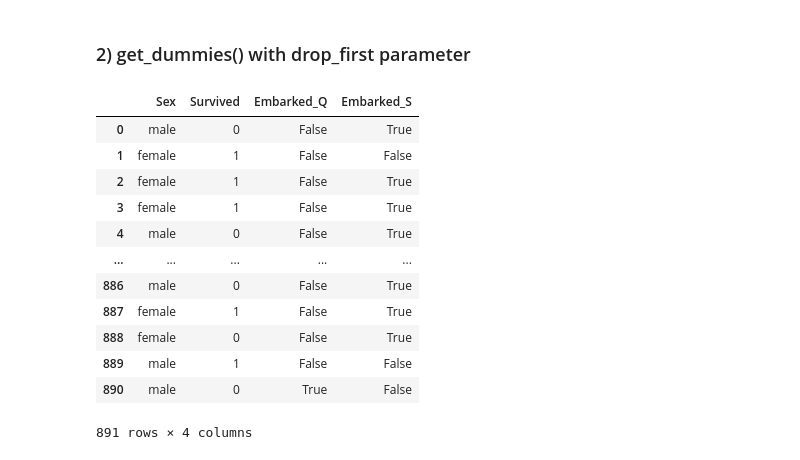
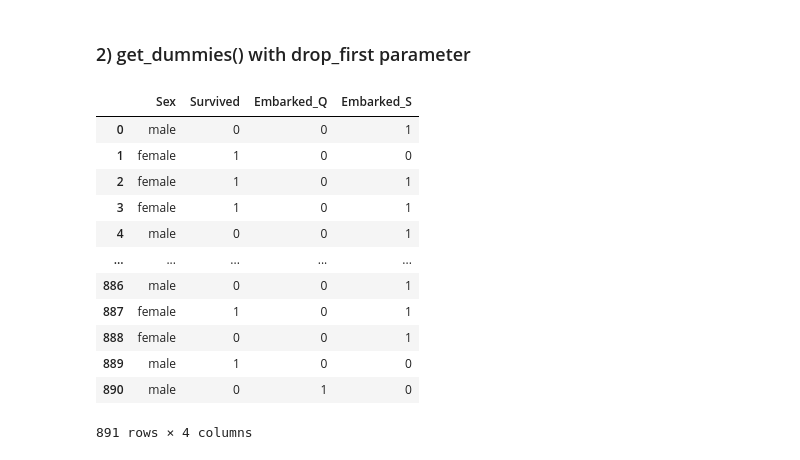
Before and after one commit to RavenWave/Machine_Learning_Algorithms, a Jupyter notebook: D_Help/D_1_Variable_Encodings/D_1_3_Dummy_Encoding-Nominal_Encoding.ipynb, the cells around one changed output. Saved outputs shown, nothing was run; the diff lists cells and outputs as text; code cells hidden in the pictures.

```diff
--- a/D_Help/D_1_Variable_Encodings/D_1_3_Dummy_Encoding-Nominal_Encoding.ipynb
+++ b/D_Help/D_1_Variable_Encodings/D_1_3_Dummy_Encoding-Nominal_Encoding.ipynb
@@ -67,19 +69,22 @@ pd.get_dummies(df, columns=['Embarked'], prefix='', prefix_sep='')
 891 rows × 5 columns
 # %% [markdown]
 ### 2) get_dummies() with drop_first parameter
+# %%
+df = pd.get_dummies(df, columns=['Embarked'], drop_first=True, dtype='int')
+df
+# %% [output]
+|  | Sex | Survived | Embarked_Q | Embarked_S |
+| 0 | male | 0 | 0 | 1 |
+| 1 | female | 1 | 0 | 0 |
+| 2 | female | 1 | 0 | 1 |
+| 3 | female | 1 | 0 | 1 |
+| 4 | male | 0 | 0 | 1 |
+| ... | ... | ... | ... | ... |
+| 886 | male | 0 | 0 | 1 |
+| 887 | female | 1 | 0 | 1 |
+| 888 | female | 0 | 0 | 1 |
+| 889 | male | 1 | 0 | 0 |
+| 890 | male | 0 | 1 | 0 |
+891 rows × 4 columns
 # %%
-pd.get_dummies(df, columns=['Embarked'], drop_first=True)
+df.columns = ['Sex', 'Survived', 'C', 'Q']
-# %% [output]
-|  | Sex | Survived | Embarked_Q | Embarked_S |
-| 0 | male | 0 | False | True |
-| 1 | female | 1 | False | False |
-| 2 | female | 1 | False | True |
-| 3 | female | 1 | False | True |
-| 4 | male | 0 | False | True |
-| ... | ... | ... | ... | ... |
-| 886 | male | 0 | False | True |
-| 887 | female | 1 | False | True |
-| 888 | female | 0 | False | True |
-| 889 | male | 1 | False | False |
-| 890 | male | 0 | True | False |
-891 rows × 4 columns
```
Also changed, not shown: parts of 3 cells of this notebook, 2 other files.
